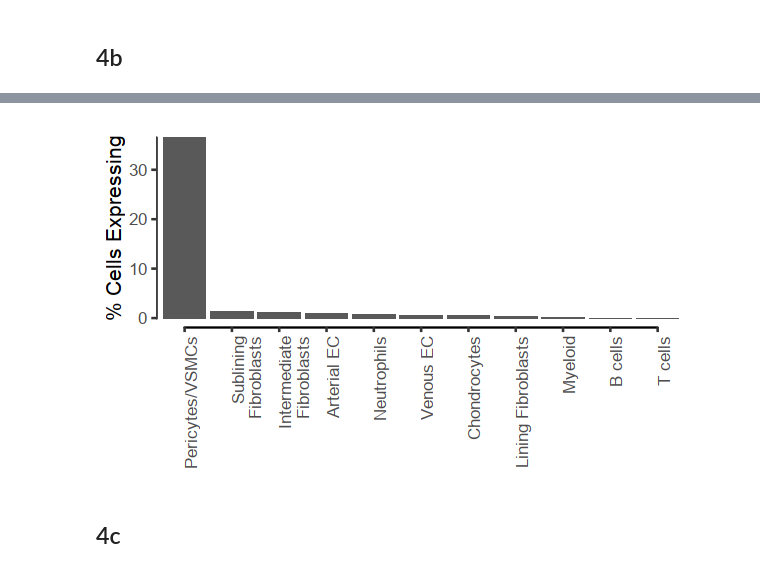
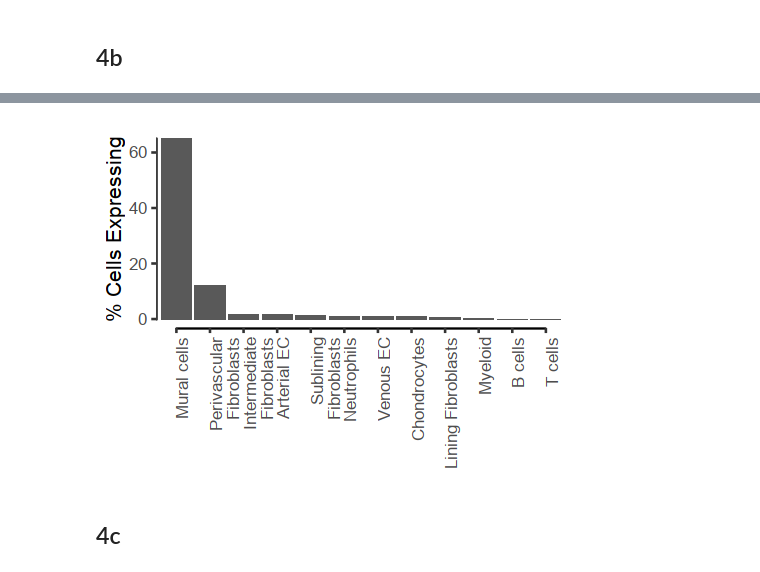
Before and after one commit to immunogenomics/notch, a Jupyter notebook: paper_figures.ipynb, the cells around one changed output, grey strips where cells are left out. Saved outputs shown, nothing was run; the diff lists cells and outputs as text; code cells hidden in the pictures.

Commit message:
added subclustering analysis for mouse perivascular fibroblasts

```diff
--- a/paper_figures.ipynb
+++ b/paper_figures.ipynb
@@ -9,5 +10,6 @@ system.time({source("paper_utils.R")})
 cachedir <- "/data/srlab/ik936/NOTCH/data/cache/"
 tissue <- readRDS(file.path(cachedir, "analysis_sc_tissue.rds"))
 bulk <- readRDS('/data/srlab/ik936/NOTCH/data/cache/bulk_data.rds')
+mouse <- readRDS('/data/srlab/ik936/NOTCH/data/cache/mouse.rds')
 # %% [markdown]
 # Define color schemes and nice names
@@ -46,6 +53,16 @@ A df[,2]: 18 × 2
 | culture | Organoid |
 | blood | Blood vessel cells |
 | lymph | Lymphatic vessel cells |
+# %%
+# nice_names <- data.frame()
+names_list_mouse <- c(arterial = 'Arterial EC', venous = 'Venous EC', chondrocytes = 'Chondrocytes',
+                intermediate = 'Intermediate Fibroblasts', 'lining' = 'Lining Fibroblasts', myeloid = 'Myeloid',
+                neutrophil = 'Neutrophils', pericyte_VSMC = 'Mural cells', sublining = 'Sublining Fibroblasts',
+                tcell = 'T cells', bcell = 'B cells', perivascular = 'Perivascular Fibroblasts')
+nice_names_mouse <- data.frame(nice_name = names_list_mouse, stringsAsFactors = FALSE) %>%
+    tibble::rownames_to_column('given_name')
+# %%
+nice_names <- rbind(nice_names, nice_names_mouse)
 # %% [markdown]
 # Figure 1
 # %%
@@ -944,25 +961,31 @@ ggsave('/data/srlab/ik936/NOTCH/paper/figures_supp/mouse_notch_scatter.pdf', dev
+# %%
+# dge_notch <- wilcoxauc(mouse$exprs_norm['Notch1', , drop = FALSE], mouse$meta_data$cell_type)
+idx <- which(mouse$meta_data$label != 'KO')
+dge_notch <- wilcoxauc(mouse$exprs_norm[c('Notch3', 'Notch1'), idx, drop = FALSE], mouse$meta_data$cell_type[idx])
 # %%
-# dge_notch <- wilcoxauc(mouse$exprs_norm['Notch1', , drop = FALSE], mouse$meta_data$cell_type)
-dge_notch <- wilcoxauc(mouse$exprs_norm['Notch3', , drop = FALSE], mouse$meta_data$cell_type)
-
 library(stringr)
 
-fig.size(3, 5)
+fig.size(3, 4)
 dge_notch %>%
+    subset(feature == 'Notch3') %>%
     dplyr::inner_join(nice_names, by = c('group' = 'given_name')) %>%
     dplyr::mutate(nice_name = str_wrap(nice_name, 20)) %>%
+    unique() %>%
+#     dplyr::arrange(-pct_in)
+
     ggplot(aes(reorder(nice_name, -pct_in), pct_in)) +
         geom_bar(stat = 'identity') +
         theme_tufte(base_size = 12) + geom_rangeframe() +
         theme(axis.text.x = element_text(angle = 90, hjust = 1),
               axis.title.x = element_blank()) +
         labs(y = "% Cells Expressing") +
+#         coord_flip() +
         NULL
 
-# ggsave('/data/srlab/ik936/NOTCH/paper/figures_supp/mouse_notch3_barplot.pdf', device = "pdf",
-#        dpi = 300, width = 5, height = 3, useDingbats = FALSE)
+ggsave('/data/srlab/ik936/NOTCH/paper/figures_supp/mouse_notch3_barplot.pdf', device = "pdf",
+       dpi = 300, width = 4, height = 3, useDingbats = FALSE)
 # %% [output]
-[figure, old version]
+[figure, new version]
 # %% [markdown]
 ## 4c
 # %%
```
Also changed, not shown: parts of 5 cells of this notebook, 2 other files.
